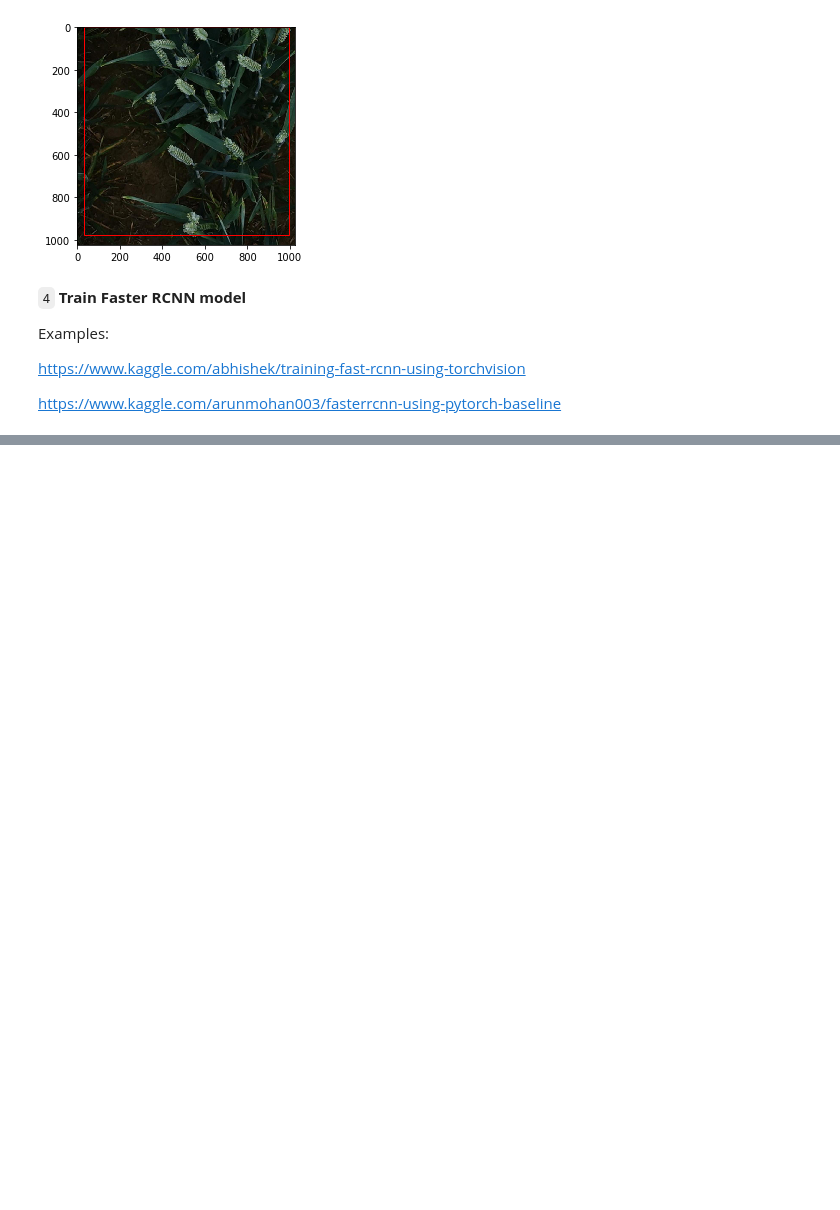
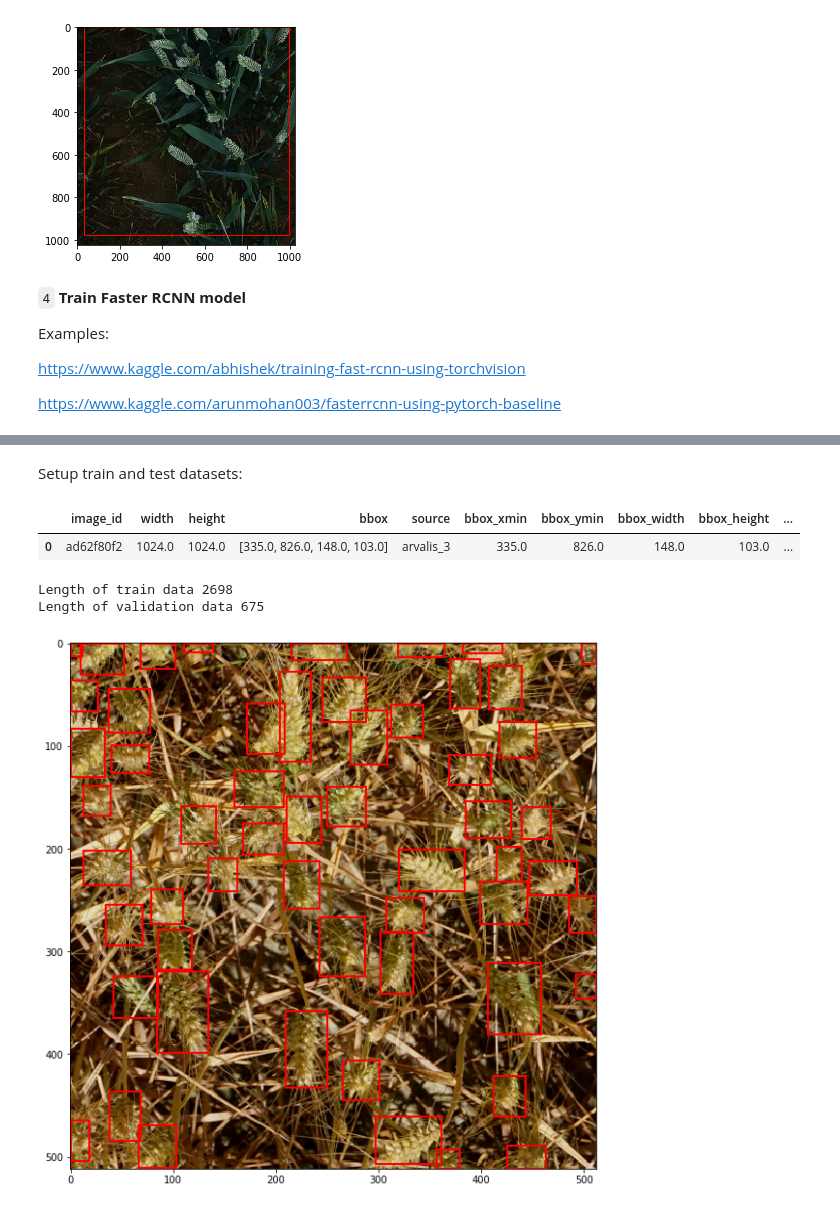
Before and after one commit to Lexie88rus/GlobalWheatDetection, a Jupyter notebook: OpenWheatDetection.ipynb, the cells around one changed output, grey strips where cells are left out. Drawn from its saved outputs; the diff is of its cells as text; code cells hidden in the pictures; blank space fills up the shorter version.

```diff
--- a/OpenWheatDetection.ipynb
+++ b/OpenWheatDetection.ipynb
@@ -195,0 +285,7 @@ https://www.kaggle.com/arunmohan003/fasterrcnn-using-pytorch-baseline
+# %% [markdown]
+Setup train and test datasets:
+# %%
+all_train_images.head(1)
+# %% [output]
+|  | image_id | width | height | bbox | source | bbox_xmin | bbox_ymin | bbox_width | bbox_height | ... |
+| 0 | ad62f80f2 | 1024.0 | 1024.0 | [335.0, 826.0, 148.0, 103.0] | arvalis_3 | 335.0 | 826.0 | 148.0 | 103.0 | ... |
@@ -195,0 +351,21 @@ https://www.kaggle.com/arunmohan003/fasterrcnn-using-pytorch-baseline
+# %%
+train_img = all_train_images[all_train_images.bbox_width > 0]
+# %%
+train_split = 0.8
+
+image_ids = train_img['image_id'].unique()
+train_ids = image_ids[0:int(train_split*len(image_ids))]
+val_ids = image_ids[int(train_split*len(image_ids)):]
+
+
+train_df = train_img[train_img['image_id'].isin(train_ids)]
+val_df = train_img[train_img['image_id'].isin(val_ids)]
+
+train_data = Wheatset(train_df,TRAIN_DIR,phase='train')
+val_data = Wheatset(val_df,TRAIN_DIR,phase='validation')
+
+print(f'Length of train data {len(train_data)}')
+print(f'Length of validation data {len(val_data)}')
+# %% [output]
+Length of train data 2698
+Length of validation data 675
@@ -195,0 +392,26 @@ https://www.kaggle.com/arunmohan003/fasterrcnn-using-pytorch-baseline
+# %%
+def image_convert(image):
+    image = image.clone().cpu().numpy()
+    image = image.transpose((1,2,0))
+    image = (image * 255).astype(np.uint8)
+    return image
+
+def plot_img(data,idx):
+    out = data.__getitem__(idx)
+    image = image_convert(out[0])
+    image = np.ascontiguousarray(image)
+
+    fig, ax = plt.subplots(figsize=(10,10))
+
+    bb = out[1]['boxes'].numpy()
+
+    for bbox in bb:
+        rect = patches.Rectangle((bbox[0],bbox[1]),bbox[2]-bbox[0],bbox[3]-bbox[1],linewidth=2,edgecolor='r',facecolor='none')
+        ax.add_patch(rect)
+
+    ax.imshow(image)
+    plt.show()
+# %%
+plot_img(train_data,101)
+# %% [output]
+[figure, added]
```
Also changed, not shown: parts of 24 cells of this notebook.
